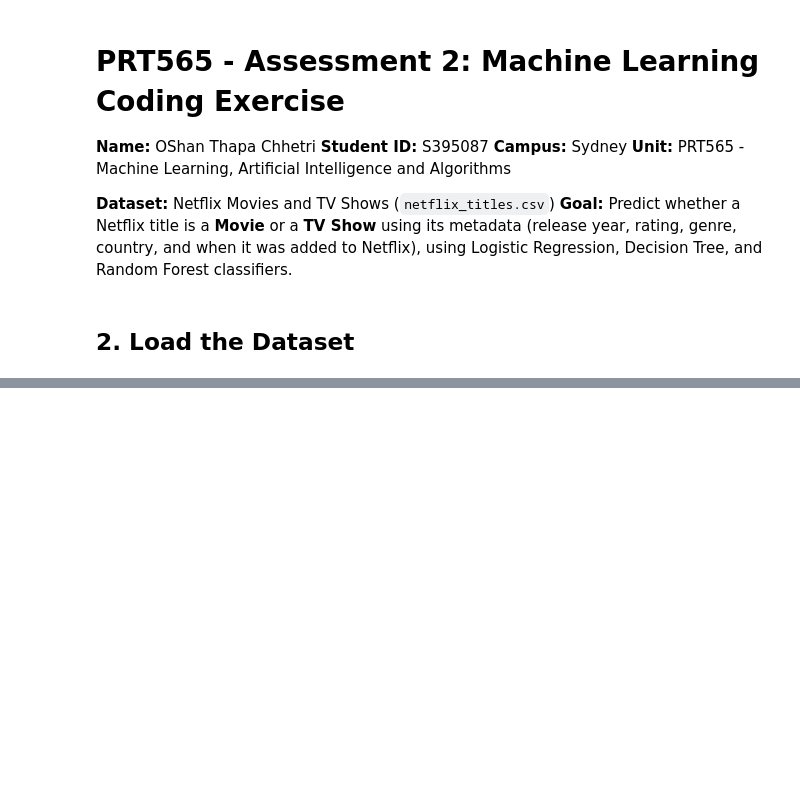
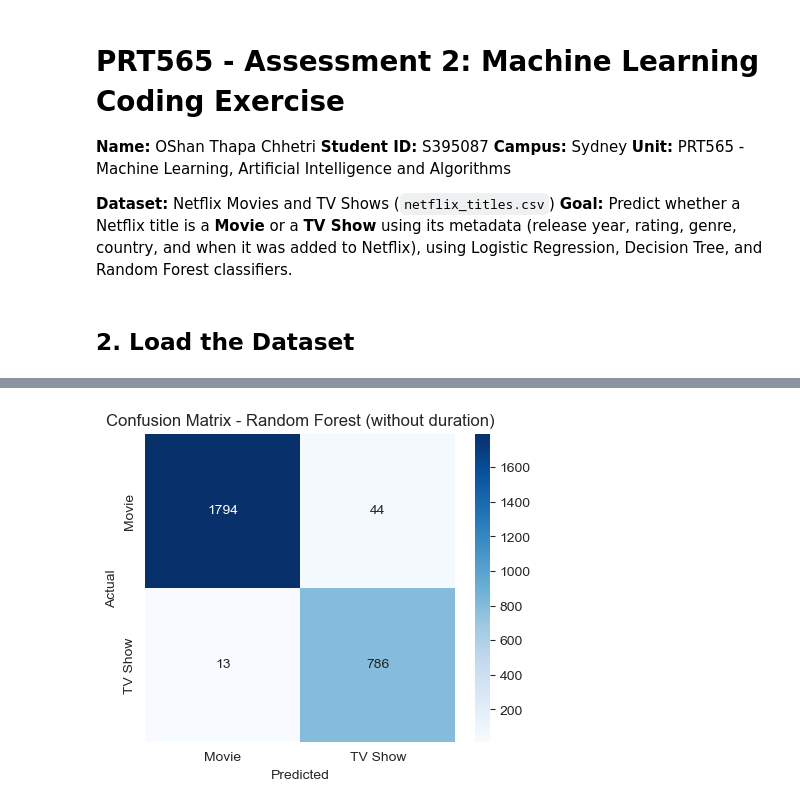
Before and after one commit to xhhetri/xhhetri-CDU_third_sem_assignments, a Jupyter notebook: PRT565 - Machine Learning, Artificial Intelligence and Algorithms/assessment_2.ipynb, the cells around one changed output, grey strips where cells are left out. Cells and saved outputs as stored; diff of their text form; code cells hidden in the pictures; blank space fills up the shorter version.

```diff
--- a/PRT565 - Machine Learning, Artificial Intelligence and Algorithms/assessment_2.ipynb
+++ b/PRT565 - Machine Learning, Artificial Intelligence and Algorithms/assessment_2.ipynb
@@ -48,0 +507,11 @@ FileNotFoundError: [Errno 2] No such file or directory: 'Dataset-netflix.csv'
+# %%
+cm = confusion_matrix(y_test, y_pred_rf_A)
+plt.figure(figsize=(5, 4))
+sns.heatmap(cm, annot=True, fmt='d', cmap='Blues',
+            xticklabels=['Movie', 'TV Show'], yticklabels=['Movie', 'TV Show'])
+plt.title('Confusion Matrix - Random Forest (without duration)')
+plt.xlabel('Predicted')
+plt.ylabel('Actual')
+plt.show()
+# %% [output]
+[figure, added]
```
Also changed, not shown: parts of 43 cells of this notebook.
